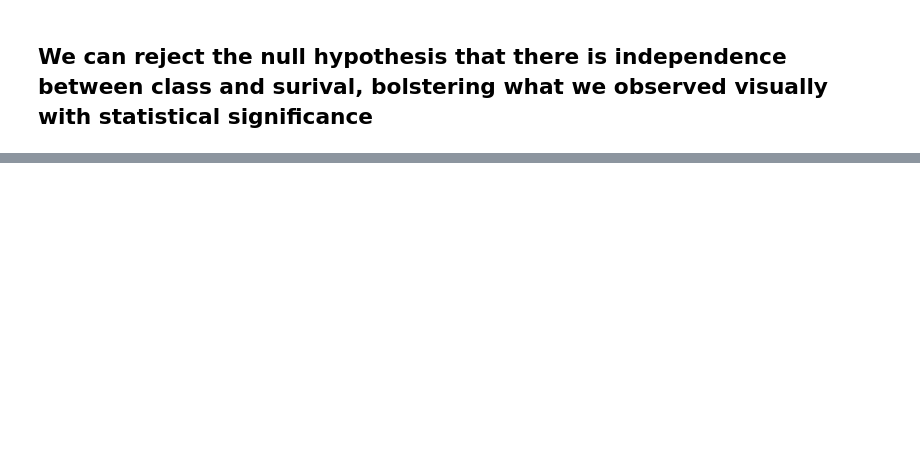
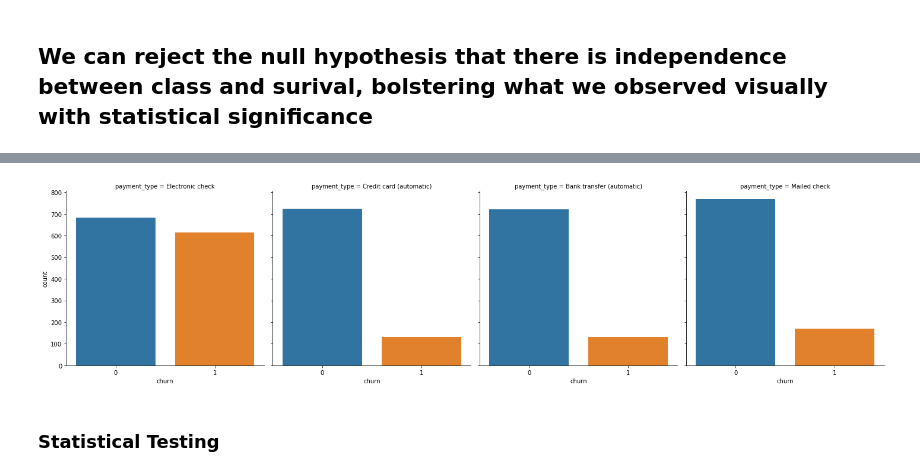
Before and after one commit to ellaxu43/classification-exercises, a Jupyter notebook: exploratory_analysis.ipynb, the cells around one changed output, grey strips where cells are left out. Cells and saved outputs as stored; diff of their text form; code cells hidden in the pictures; blank space fills up the shorter version.

```diff
--- a/exploratory_analysis.ipynb
+++ b/exploratory_analysis.ipynb
@@ -781,0 +865,7 @@ stats.chi2_contingency(observed)
+# %%
+sns.catplot(x='churn', col='payment_type', data=train, kind='count')
+plt.show()
+# %% [output]
+[figure, added]
+# %% [markdown]
+### Statistical Testing
```
Also changed, not shown: parts of 45 cells of this notebook, 1 other file.
